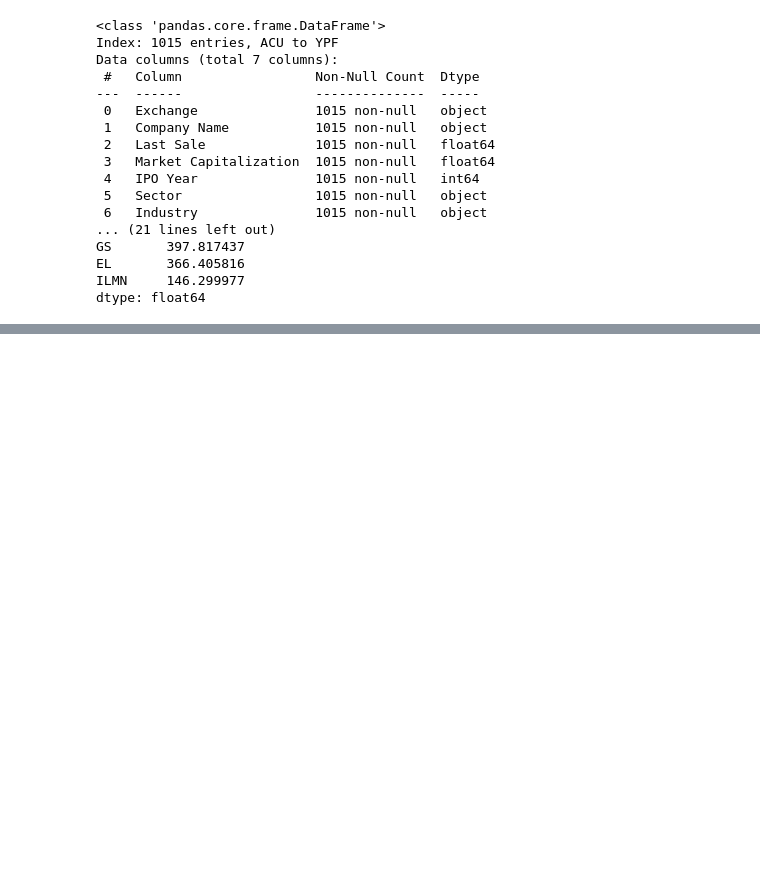
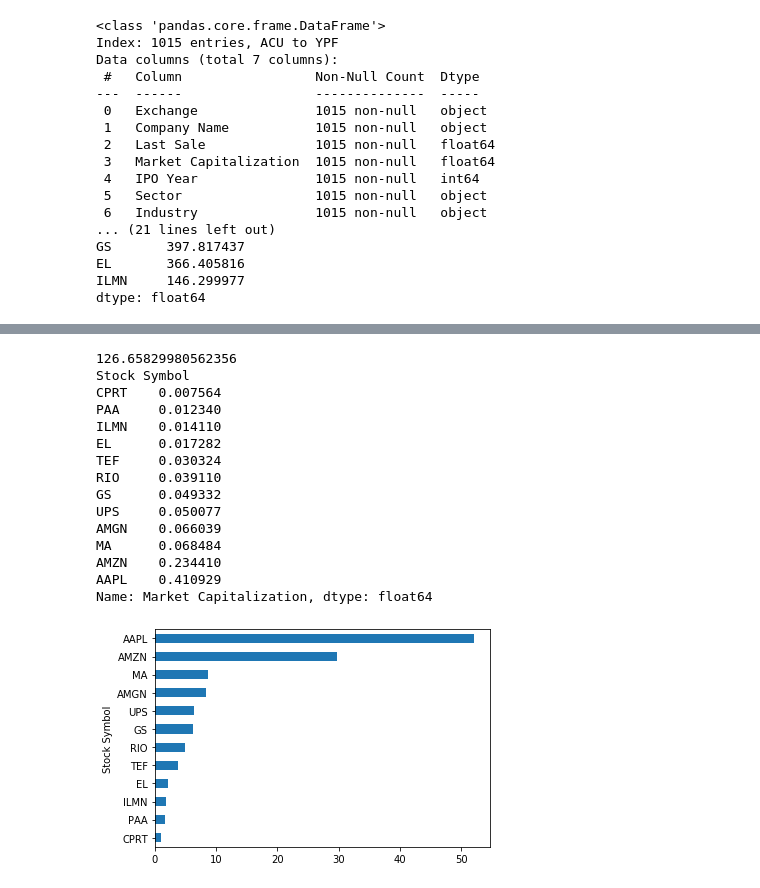
Before and after one commit to AI-MOO/Time_Series_Datacamp, a Jupyter notebook: 01_Manipulating_Time_Series_Data_in_Python/04_Putting_it_all_together_Building_a_value_weighted_index.ipynb, the cells around one changed output, grey strips where cells are left out. Drawn from its saved outputs; the diff is of its cells as text; code cells hidden in the pictures; blank space fills up the shorter version.

```diff
--- a/01_Manipulating_Time_Series_Data_in_Python/04_Putting_it_all_together_Building_a_value_weighted_index.ipynb
+++ b/01_Manipulating_Time_Series_Data_in_Python/04_Putting_it_all_together_Building_a_value_weighted_index.ipynb
@@ -252,0 +392,35 @@ dtype: float64
+# %%
+# Calculate and print the index return here
+index_return = (index.iloc[-1] / index.iloc[0] - 1) * 100
+print(index_return)
+
+# Select the market capitalization
+market_cap = components['Market Capitalization']
+
+# Calculate the total market cap
+total_market_cap = market_cap.sum()
+
+# Calculate the component weights, and print the result
+weights = market_cap / total_market_cap
+print(weights.sort_values(ascending=True))
+
+# Calculate and plot the contribution by component
+weights.mul(index_return).sort_values().plot(kind='barh')
+plt.show()
+# %% [output]
+126.65829980562356
+Stock Symbol
+CPRT    0.007564
+PAA     0.012340
+ILMN    0.014110
+EL      0.017282
+TEF     0.030324
+RIO     0.039110
+GS      0.049332
+UPS     0.050077
+AMGN    0.066039
+MA      0.068484
+AMZN    0.234410
+AAPL    0.410929
+Name: Market Capitalization, dtype: float64
+[figure, added]
```
Also changed, not shown: parts of 17 cells of this notebook.
